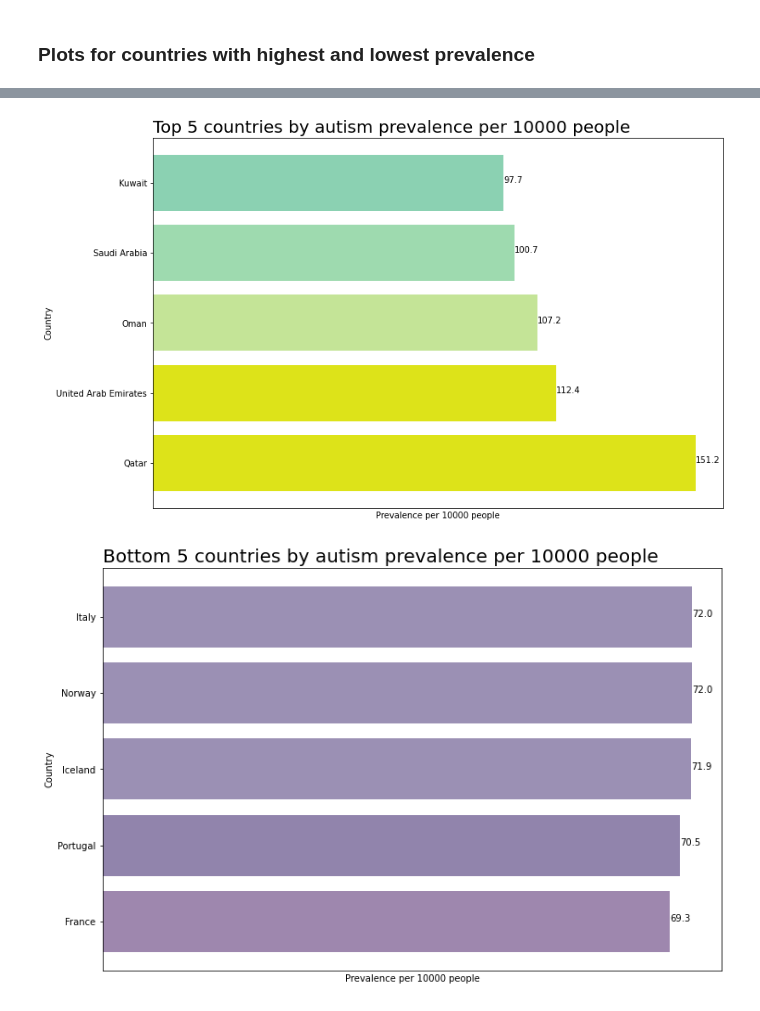
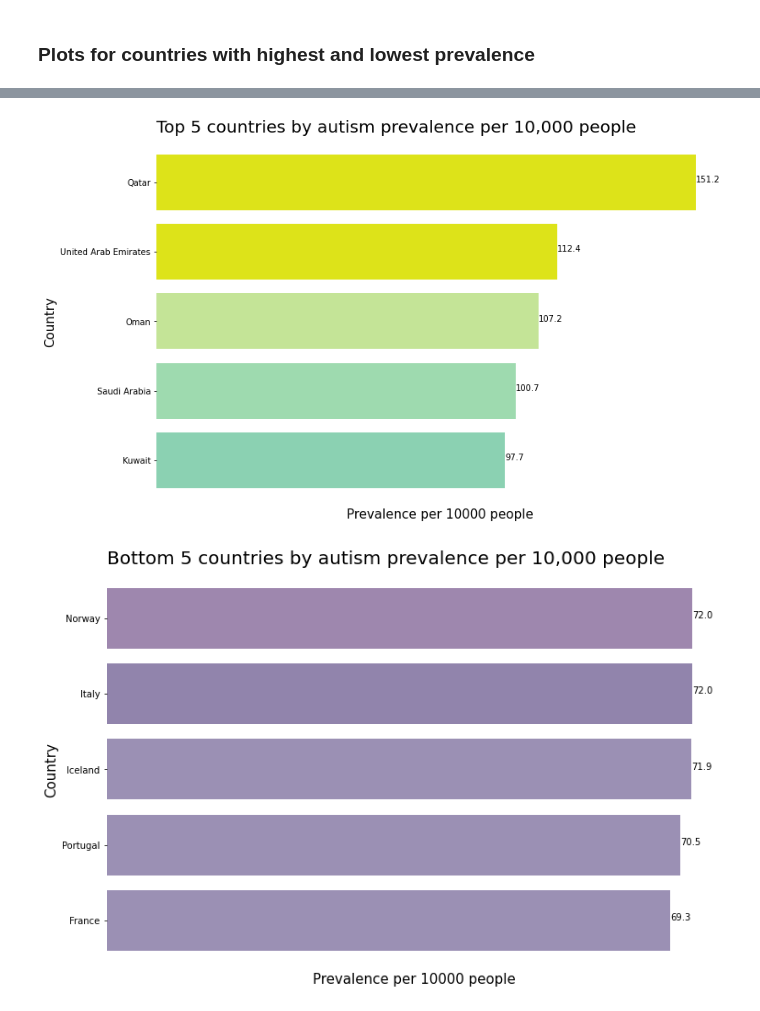
Before and after one commit to ADWilk19/autism_employment, a Jupyter notebook: notebooks/world_autism_prevalence_map_notes.ipynb, the cells around one changed output, grey strips where cells are left out. Drawn from its saved outputs; the diff is of its cells as text; code cells hidden in the pictures.

Commit message:
Further experimentation with visuals

```diff
--- a/notebooks/world_autism_prevalence_map_notes.ipynb
+++ b/notebooks/world_autism_prevalence_map_notes.ipynb
@@ -76,4 +79,13 @@ merged.head()
 | 2 | 603253.0 | Africa | W. Sahara | ESH | 907 | POLYGON ((-8.66559 27.65643, -8.6... | 83.83 |
 | 3 | 37589262.0 | North America | Canada | CAN | 1736425 | MULTIPOLYGON (((-122.84000 49.000... | 86.40 |
 | 4 | 328239523.0 | North America | United States of America | USA | 21433226 | MULTIPOLYGON (((-122.84000 49.000... | 80.90 |
+# %%
+# Create prevalence_rank column
+merged['prevalence_rank'] = merged.est_autism_prevalence_per_10k.rank(method='first',ascending=False)
+# %%
+# Set prevalence_rank as index
+merged = merged.set_index('prevalence_rank')
+# %%
+# Sort by index
+merged = merged.sort_index()
 # %%
@@ -162,35 +176,51 @@ bottom_5
 # %%
+# Set figsize
 fig, ax = plt.subplots(figsize=(12,8))
+# Declare x and y before plotting
+x = merged['name'].iloc[0:5]
+y = merged['est_autism_prevalence_per_10k'].iloc[0:5]
+plt.barh(x, y,color=['#dde319','#dde319','#c4e497','#9edaaf','#8bd1b2']) # Specify the color of the bars
 
-x = top_5['name']
-y = top_5['est_autism_prevalence_per_10k']
-plt.barh(x, y,color=['#dde319','#dde319','#c4e497','#9edaaf','#8bd1b2'])
-
+# Adding labels to the bars
 for index, value in enumerate(y):
     plt.text(value, index,
              str(value))
-plt.title('Top 5 countries by autism prevalence per 10000 people',size = 20, loc='left')
+
+# Formatting
+plt.title('Top 5 countries by autism prevalence per 10,000 people',size = 20, loc='left')
 ax.set_xticks([])
 ax.set_xticklabels([])
-plt.xlabel('Prevalence per 10000 people')
-plt.ylabel('Country')
+ax.spines['top'].set_visible(False)
+ax.spines['right'].set_visible(False)
+ax.spines['bottom'].set_visible(False)
+ax.spines['left'].set_visible(False)
+ax.invert_yaxis()
+plt.xlabel('Prevalence per 10000 people', size = 15)
+plt.ylabel('Country', size = 15)
 plt.show()
 # %% [output]
-[figure, old version]
+[figure, new version]
 # %%
 fig, ax = plt.subplots(figsize=(12,8))
-x = bottom_5['name']
-y = bottom_5['est_autism_prevalence_per_10k']
+# Declare x and y before plotting
+x = merged['name'].iloc[170:]
+y = merged['est_autism_prevalence_per_10k'].iloc[170:]
 plt.barh(x, y,color=['#9e87ae','#9184ac','#9b90b4','#9b90b4','#9b90b4'])
-
+# Adding labels to the bars
 for index, value in enumerate(y):
     plt.text(value, index,
              str(value))
-plt.title('Bottom 5 countries by autism prevalence per 10000 people',size = 20, loc='left')
-plt.xlabel('Prevalence per 10000 people')
-plt.ylabel('Country')
+# Formatting
+plt.title('Bottom 5 countries by autism prevalence per 10,000 people',size = 20, loc='left')
+plt.xlabel('Prevalence per 10000 people', size = 15)
+plt.ylabel('Country', size = 15)
+ax.spines['top'].set_visible(False)
+ax.spines['right'].set_visible(False)
+ax.spines['bottom'].set_visible(False)
+ax.spines['left'].set_visible(False)
 ax.set_xticks([])
 ax.set_xticklabels([])
+ax.invert_yaxis()
 plt.show()
 # %% [output]
-[figure, old version]
+[figure, new version]
```
Also changed, not shown: parts of 12 cells of this notebook, 2 other files.
